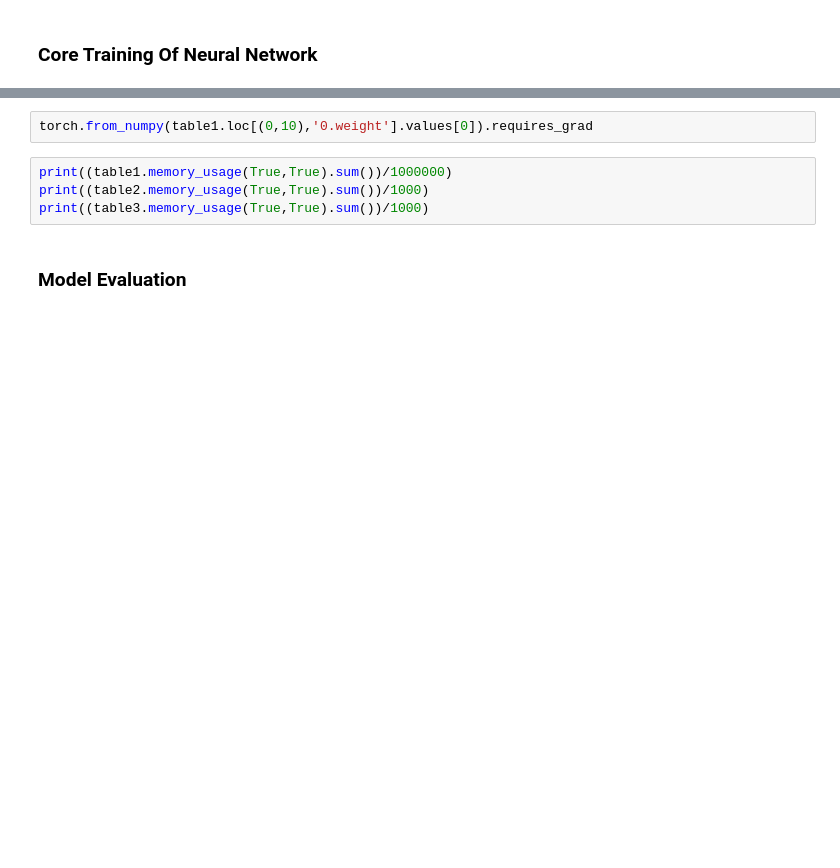
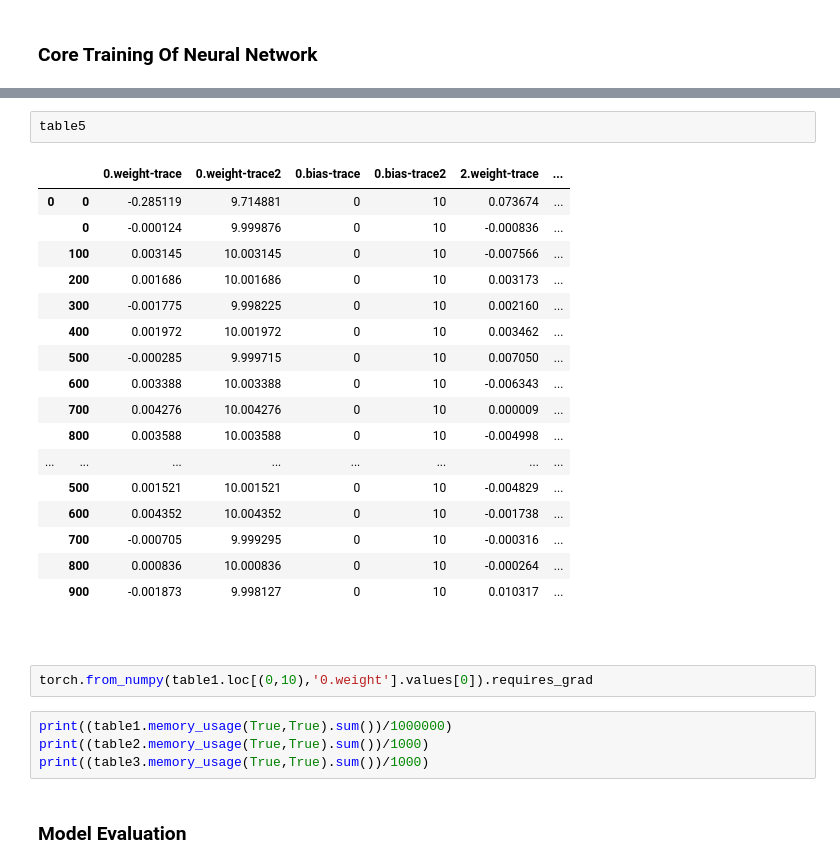
Before and after one commit to mittaltushant/deepquery, a Jupyter notebook: TrainDB/simplenn.ipynb, the cells around one changed output, grey strips where cells are left out. Saved outputs shown, nothing was run; the diff lists cells and outputs as text; blank space fills up the shorter version.

```diff
--- a/TrainDB/simplenn.ipynb
+++ b/TrainDB/simplenn.ipynb
@@ -114,3 +138,25 @@ Name: 1, dtype: object
+# %%
+table5
+# %% [output]
+|  |  | 0.weight-trace | 0.weight-trace2 | 0.bias-trace | 0.bias-trace2 | 2.weight-trace | ... |
+| 0 | 0 | -0.285119 | 9.714881 | 0 | 10 | 0.073674 | ... |
+|  | 0 | -0.000124 | 9.999876 | 0 | 10 | -0.000836 | ... |
+|  | 100 | 0.003145 | 10.003145 | 0 | 10 | -0.007566 | ... |
+|  | 200 | 0.001686 | 10.001686 | 0 | 10 | 0.003173 | ... |
+|  | 300 | -0.001775 | 9.998225 | 0 | 10 | 0.002160 | ... |
+|  | 400 | 0.001972 | 10.001972 | 0 | 10 | 0.003462 | ... |
+|  | 500 | -0.000285 | 9.999715 | 0 | 10 | 0.007050 | ... |
+|  | 600 | 0.003388 | 10.003388 | 0 | 10 | -0.006343 | ... |
+|  | 700 | 0.004276 | 10.004276 | 0 | 10 | 0.000009 | ... |
+|  | 800 | 0.003588 | 10.003588 | 0 | 10 | -0.004998 | ... |
+| ... | ... | ... | ... | ... | ... | ... | ... |
+|  | 500 | 0.001521 | 10.001521 | 0 | 10 | -0.004829 | ... |
+|  | 600 | 0.004352 | 10.004352 | 0 | 10 | -0.001738 | ... |
+|  | 700 | -0.000705 | 9.999295 | 0 | 10 | -0.000316 | ... |
+|  | 800 | 0.000836 | 10.000836 | 0 | 10 | -0.000264 | ... |
+|  | 900 | -0.001873 | 9.998127 | 0 | 10 | 0.010317 | ... |
+# %% [markdown]
+#####
 # %%
 torch.from_numpy(table1.loc[(0,10),'0.weight'].values[0]).requires_grad
 # %%
```
Also changed, not shown: parts of 10 cells of this notebook, 1 other file.
